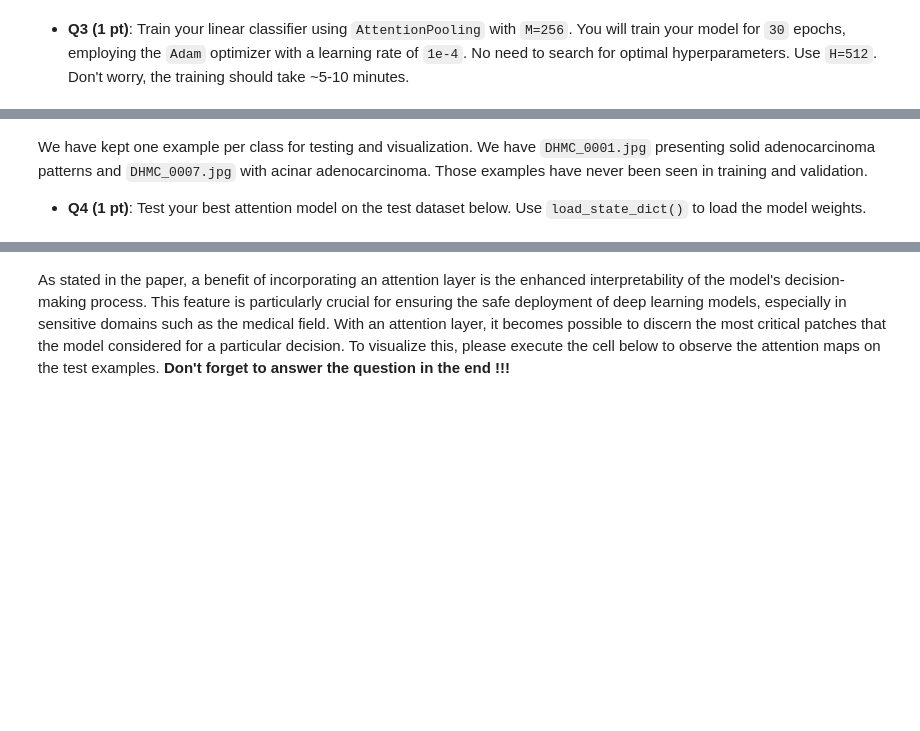
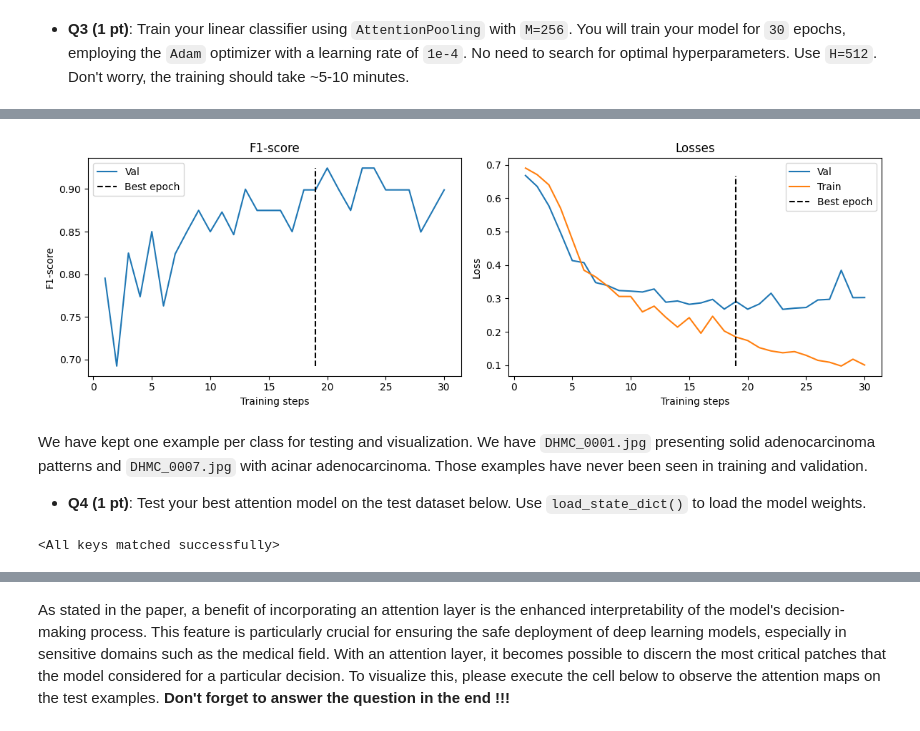
Before and after one commit to abenali96/iapr2025, a Jupyter notebook: labs/lab_03_iapr.ipynb, the cells around one changed output, grey strips where cells are left out. Saved outputs shown, nothing was run; the diff lists cells and outputs as text; code cells hidden in the pictures; blank space fills up the shorter version.

```diff
--- a/labs/lab_03_iapr.ipynb
+++ b/labs/lab_03_iapr.ipynb
@@ -659,9 +703,12 @@ class LinearClassifier(nn.Module):
         # Your code here ...
         # ------------------
 
-        self.proj_layer = nn.Linear(in_dim, H)
-        self.pool       = pooling_fn
-        self.fc_layer   = nn.Linear(H, n_classes)
+        self.proj = nn.Sequential(
+            nn.Linear(in_dim, H),
+            nn.ReLU()
+        )
+        self.pool = pooling_fn
+        self.fc   = nn.Linear(H, n_classes)
 
     def forward(self, x):
         """Forward path
@@ -678,9 +725,9 @@ class LinearClassifier(nn.Module):
         # Your code here ...
         # ------------------
         x      = x.squeeze(0)
-        x      = self.proj_layer(x)
+        x      = self.proj(x)
         x      = self.pool(x)
-        logits = self.fc_layer(x)
+        logits = self.fc(x)
         return logits
 # %%
 ################################################################
@@ -786,11 +812,6 @@ def train(model : nn.Module, train_loader : DataLoader, val_loader : DataLoader,
     return best_model, best_f1, best_epoch, val_f1s, val_losses, train_losses
 # %% [markdown]
 * **Q3 (1 pt)**: Train a linear classifier using `AveragePooling` for `30` epochs, employing the `Adam` optimizer with a learning rate of `1e-3`. No need to search for optimal hyperparameters. Refer to the PyTorch documentation for guidance on constructing your optimizer. Use `H=512`. Don't worry, the training might take ~10-15 minutes.
-# %%
-train_dataset = load_data_2(DHMC2Cls,  "dhmc_train.pth")
-val_dataset   = load_data_2(DHMC2Cls,  "dhmc_val.pth")
-train_loader  = DataLoader(train_dataset, batch_size=1, shuffle=True)
-val_loader    = DataLoader(val_dataset,   batch_size=1, shuffle=False)
 # %%
 # Set seed for reproducibility
 torch.manual_seed(0)
@@ -832,11 +889,17 @@ class Attn_Net_Gated(nn.Module):
         # Your code here ...
         # ------------------
 
-        self.fc_1 = nn.Linear(L, M)
-        self.fc_2 = nn.Linear(M, M)
+        self.fc_1 = nn.Sequential(
+            nn.Linear(L, M),
+            nn.Tanh()
+        )
+
+        self.fc_2 = nn.Sequential(
+            nn.Linear(L, M),
+            nn.Sigmoid()
+        )
+
         self.fc_3 = nn.Linear(M, 1)
-
-        self.sigmoid = nn.Sigmoid()
 
     def forward(self, x):
         """Forward path of the gated attention network
@@ -850,10 +913,8 @@ class Attn_Net_Gated(nn.Module):
         # ------------------
         # Your code here ...
         # ------------------
-        x = torch.relu(self.fc_1(x))
-        x = torch.relu(self.fc_2(x))
-        x = self.fc_3(x)
-        A = self.sigmoid(x)
+        x = self.fc_3(self.fc_1(x) * self.fc_2(x))
+        A = torch.softmax(x, dim = 0)
 
         return A
 # %%
@@ -889,13 +952,11 @@ class AttentionPooling(nn.Module):
         # Your code here ...
         # ------------------
         A = self.attention_net(x)
+        Y = torch.matmul(A.transpose(1, 0), x)
 
         if attention_only:
             return A
         else:
-            A = A.view(-1, 1)
-            Y = torch.sum(x * A, dim=0)
-            Y = Y.view(1, -1)
             return Y
 # %% [markdown]
 * **Q3 (1 pt)**: Train your linear classifier using `AttentionPooling` with `M=256`. You will train your model for `30` epochs, employing the `Adam` optimizer with a learning rate of `1e-4`. No need to search for optimal hyperparameters. Use `H=512`. Don't worry, the training should take ~5-10 minutes.
@@ -917,4 +978,5 @@ optimizer = torch.optim.Adam(model.parameters(), lr=1e-4)
 ################################################################
 
 # Train and Plot results
-plot_training(model, train, train_loader, val_loader, epochs=epochs, optimizer=optimizer)
+best_model = plot_training(model, train, train_loader, val_loader, epochs=epochs, optimizer=optimizer)
+# %% [output]
@@ -921,3 +1000,4 @@ plot_training(model, train, train_loader, val_loader, epochs=epochs, optimizer=o
+[figure, added]
 # %% [markdown]
 We have kept one example per class for testing and visualization. We have `DHMC_0001.jpg` presenting solid adenocarcinoma patterns and `DHMC_0007.jpg` with acinar adenocarcinoma. Those examples have never been seen in training and validation.
 
@@ -929,11 +1009,15 @@ test_loader = DataLoader(test_dataset, batch_size=1, shuffle=False)
 
 # Create a model from the best model state
 
-#model = None
+model = None
 
 # ------------------
 # Your code here ...
 # ------------------
+model = LinearClassifier(in_dim=d, H=H, n_classes=n_classes, pooling_fn=AttentionPooling(H, M))
+model.load_state_dict(best_model)
+# %% [output]
+<All keys matched successfully>
 # %%
 ################################################################
 ############################ TEST ##############################
```
Also changed, not shown: parts of 32 cells of this notebook.
